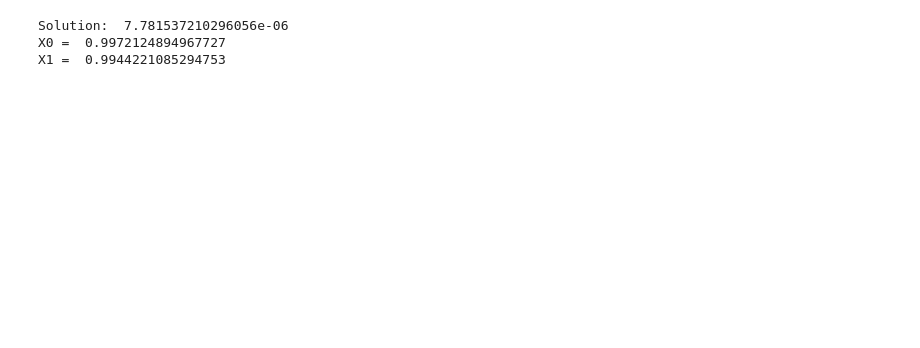
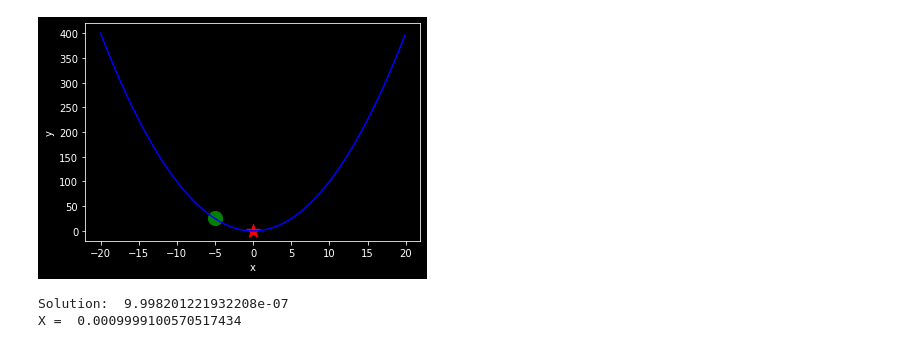
Before and after one commit to franneck94/UdemyML, a Jupyter notebook: Chapter12_NN/GradientDescent/GradientDescent.ipynb, the cells around one changed output. Cells and saved outputs as stored; diff of their text form; code cells hidden in the pictures; blank space fills up the shorter version.

```diff
--- a/Chapter12_NN/GradientDescent/GradientDescent.ipynb
+++ b/Chapter12_NN/GradientDescent/GradientDescent.ipynb
@@ -64,0 +24,12 @@ plt.show()
+# %%
+def plot_training(x: np.ndarray, y: np.ndarray, p: Union[float, List[float]]) -> None:
+    if isinstance(p, list):
+        for index, point in enumerate(p):
+            plt.scatter(point, f(point), color="green", marker="o", s=50)
+    else:
+        plt.scatter(p, f(p), color="green", marker="o", s=200)
+    plt.scatter(0, f(0), color="red", marker="*", s=200)
+    plt.plot(x, y, color="blue")
+    plt.xlabel("x")
+    plt.ylabel("y")
+    plt.show()
@@ -65,30 +49,32 @@ plt.show()
+# %%
+p = np.random.uniform(-20, 20)
+
+plot_training(x, y, p)
+# %% [output]
+[figure, added]
 # %%
-eta = 1/1000
+eta = 1e-3
 
-x0 = -1
-x1 = -1
-y = f(x0, x0)
+x_current = np.random.uniform(-20, 20)
+y_current = f(x_current)
 
 stop_conv = 1e-6
 stop_div = 1e+6
-stop_iter = 1e4
+stop_iter = 100000
 it = 0
 
 downhill_points = []
 
-while y > stop_conv and y < stop_div and it < stop_iter:
-    x0 = x0 - eta * f_prime_x0(x0, x1)
-    x1 = x1 - eta * f_prime_x1(x0, x1)
+while y_current > stop_conv and y_current < stop_div and it < stop_iter:
+    x_current = x_current - eta * f_prime(x_current)
 
     it += 1
-    fx = f(x0, x1)
+    y_current = f(x_current)
     if it % 100 == 0:
-        downhill_points.append([x0, x1])
+        downhill_points.append(x_current)
 
-print("Solution: ", fx)
-print("X0 = ", x0)
-print("X1 = ", x1)
+print("Solution: ", y_current)
+print("X = ", x_current)
 # %% [output]
-Solution:  7.781537210296056e-06
-X0 =  0.9972124894967727
-X1 =  0.9944221085294753
+Solution:  9.998201221932208e-07
+X =  0.0009999100570517434
```
Also changed, not shown: parts of 12 cells of this notebook.
